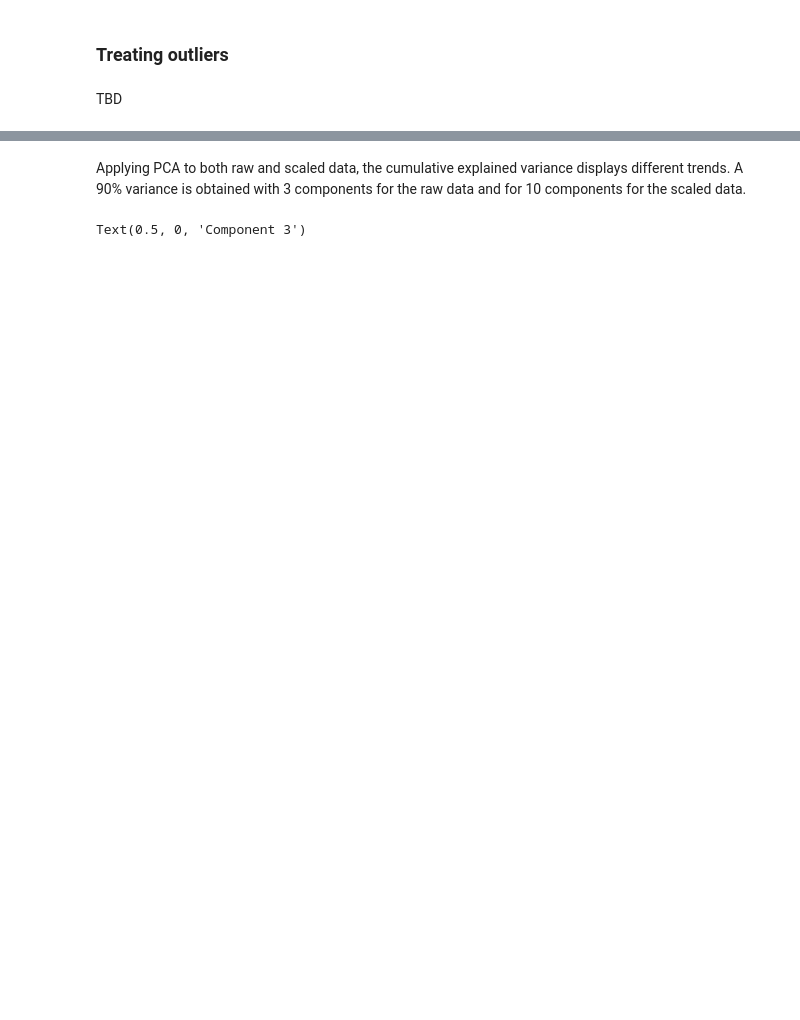
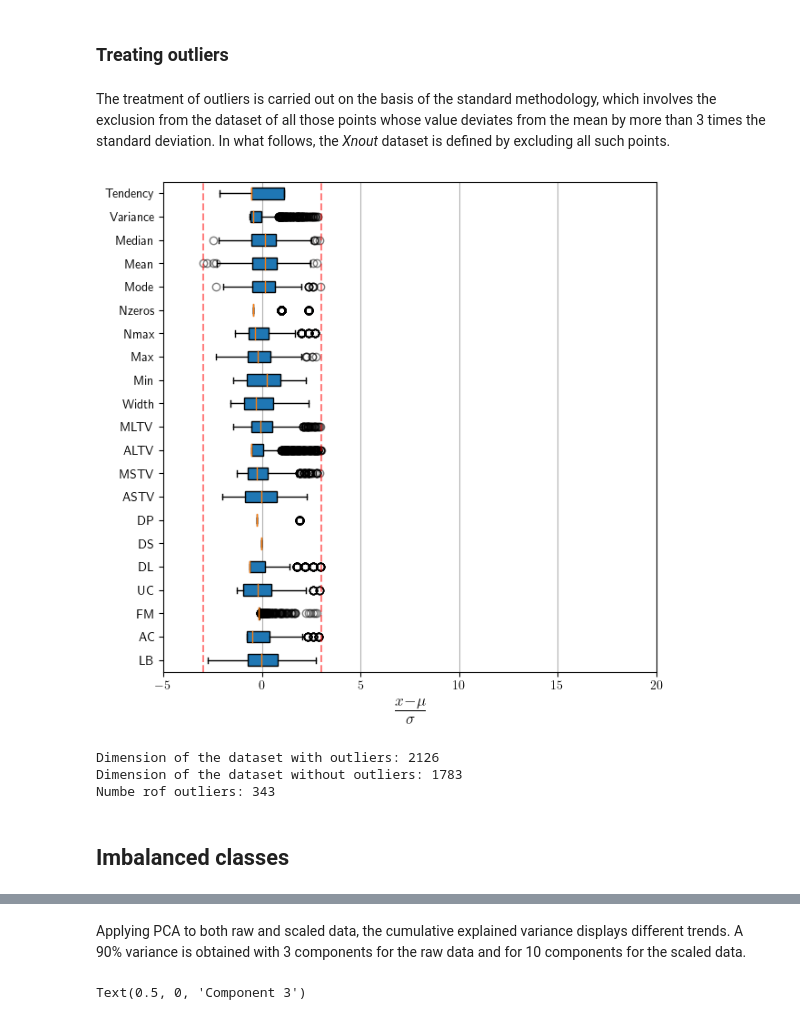
Before and after one commit to LaerteAdami/CW_Intro_AI, a Jupyter notebook: notebooks/notebook_first_analysis.ipynb, the cells around one changed output, grey strips where cells are left out. Drawn from its saved outputs; the diff is of its cells as text; code cells hidden in the pictures; blank space fills up the shorter version.

```diff
--- a/notebooks/notebook_first_analysis.ipynb
+++ b/notebooks/notebook_first_analysis.ipynb
@@ -197,4 +184,39 @@ for dot in bp['fliers']:
 # %% [markdown]
 ### Treating outliers
-# %% [markdown]
-TBD
+# %% [markdown]
+The treatment of outliers is carried out on the basis of the standard methodology, which involves the exclusion from the dataset of all those points whose value deviates from the mean by more than 3 times the standard deviation. In what follows, the *Xnout* dataset is defined by excluding all such points.
+# %%
+df= pd.concat((Xst,y1),axis=1)
+dfnout = df[(np.abs(df[columns]) < 3).all(axis=1)]
+dfnout.head()
+
+Xnout = dfnout[columns]
+y1nout = dfnout["NSP"]
+# %%
+fig, ax = plt.subplots(figsize=(7,7))
+
+
+bp = plt.boxplot(Xnout,labels=columns,vert=0,patch_artist = True)
+ax.axvline(3, c = "red", linestyle="--", alpha = 0.5)
+ax.axvline(-3, c = "red", linestyle="--", alpha = 0.5)
+ax.set_xlim(-5,20)
+plt.xlabel(r'$\frac{x-\mu}{\sigma}$', fontsize=18)
+plt.gca().xaxis.grid(True)
+
+# source for aestetic improvements: https://www.geeksforgeeks.org/box-plot-in-python-using-matplotlib/
+for dot in bp['fliers']:
+    dot.set(marker ='o',
+              color ='lightgrey',
+              alpha = 0.5)
+# %% [output]
+[figure, added]
+# %%
+print("Dimension of the dataset with outliers: %.0f" % X.shape[0])
+print("Dimension of the dataset without outliers: %.0f" % Xnout.shape[0])
+print("Numbe rof outliers: %.0f" % (X.shape[0]-Xnout.shape[0]))
+# %% [output]
+Dimension of the dataset with outliers: 2126
+Dimension of the dataset without outliers: 1783
+Numbe rof outliers: 343
+# %% [markdown]
+## Imbalanced classes
```
Also changed, not shown: parts of 78 cells of this notebook, 2 other files.
